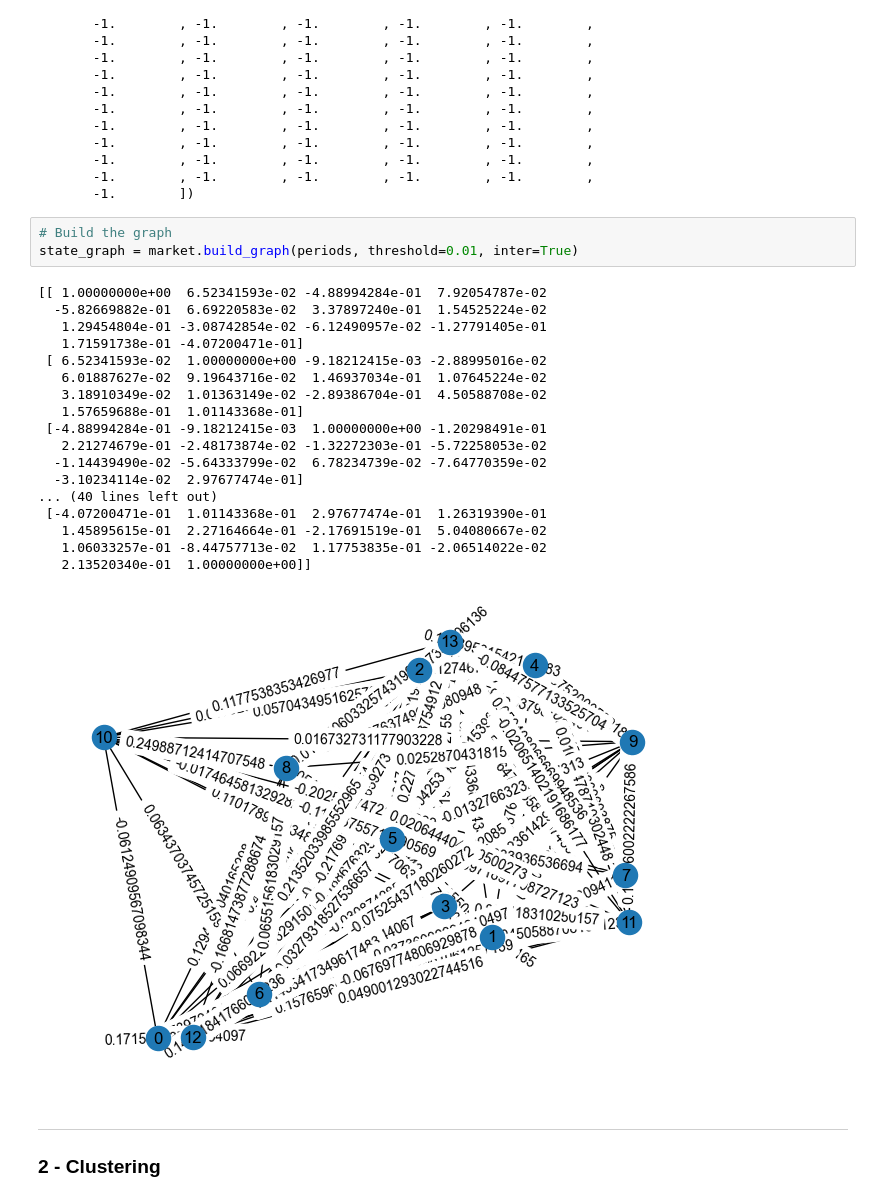
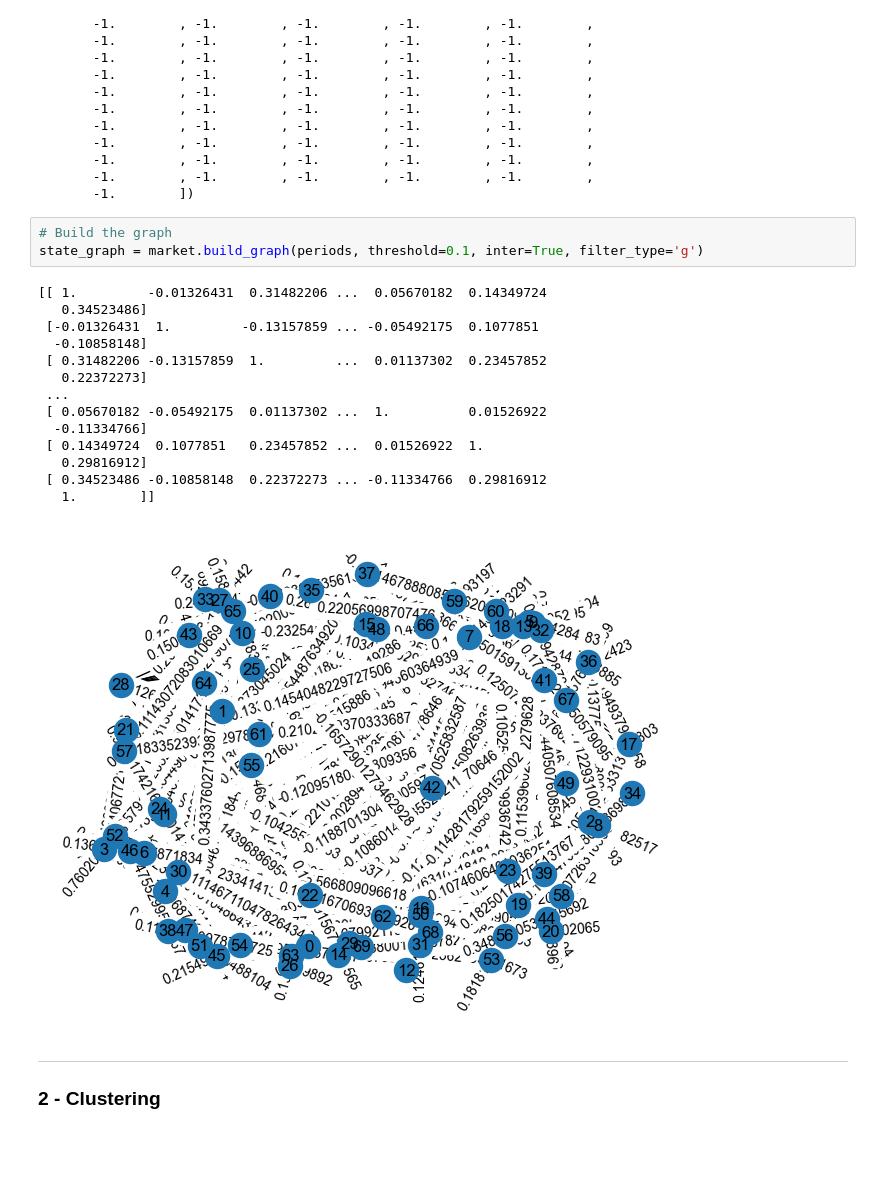
Before and after one commit to AdamZinebii/Intraday-Market-Activity-Clustering, a Jupyter notebook: examples/Louvain_clustering.ipynb, the cells around one changed output. Cells and saved outputs as stored; diff of their text form; blank space fills up the shorter version.

```diff
--- a/examples/Louvain_clustering.ipynb
+++ b/examples/Louvain_clustering.ipynb
@@ -88,26 +87,22 @@ array([-1.        , -1.        , -1.        , -1.        ,         nan,
        -1.        ])
 # %%
 # Build the graph
-state_graph = market.build_graph(periods, threshold=0.01, inter=True)
+state_graph = market.build_graph(periods, threshold=0.1, inter=True, filter_type='g')
 # %% [output]
-[[ 1.00000000e+00  6.52341593e-02 -4.88994284e-01  7.92054787e-02
-  -5.82669882e-01  6.69220583e-02  3.37897240e-01  1.54525224e-02
-   1.29454804e-01 -3.08742854e-02 -6.12490957e-02 -1.27791405e-01
-   1.71591738e-01 -4.07200471e-01]
- [ 6.52341593e-02  1.00000000e+00 -9.18212415e-03 -2.88995016e-02
-   6.01887627e-02  9.19643716e-02  1.46937034e-01  1.07645224e-02
-   3.18910349e-02  1.01363149e-02 -2.89386704e-01  4.50588708e-02
-   1.57659688e-01  1.01143368e-01]
- [-4.88994284e-01 -9.18212415e-03  1.00000000e+00 -1.20298491e-01
-   2.21274679e-01 -2.48173874e-02 -1.32272303e-01 -5.72258053e-02
-  -1.14439490e-02 -5.64333799e-02  6.78234739e-02 -7.64770359e-02
-  -3.10234114e-02  2.97677474e-01]
-... (40 lines left out)
- [-4.07200471e-01  1.01143368e-01  2.97677474e-01  1.26319390e-01
-   1.45895615e-01  2.27164664e-01 -2.17691519e-01  5.04080667e-02
-   1.06033257e-01 -8.44757713e-02  1.17753835e-01 -2.06514022e-02
-   2.13520340e-01  1.00000000e+00]]
+[[ 1.         -0.01326431  0.31482206 ...  0.05670182  0.14349724
+   0.34523486]
+ [-0.01326431  1.         -0.13157859 ... -0.05492175  0.1077851
+  -0.10858148]
+ [ 0.31482206 -0.13157859  1.         ...  0.01137302  0.23457852
+   0.22372273]
+ ...
+ [ 0.05670182 -0.05492175  0.01137302 ...  1.          0.01526922
+  -0.11334766]
+ [ 0.14349724  0.1077851   0.23457852 ...  0.01526922  1.
+   0.29816912]
+ [ 0.34523486 -0.10858148  0.22372273 ... -0.11334766  0.29816912
+   1.        ]]
-[figure, old version]
+[figure, new version]
 # %% [markdown]
 ---
 ### 2 - Clustering
```
Also changed, not shown: parts of 5 cells of this notebook, 3 other files.
